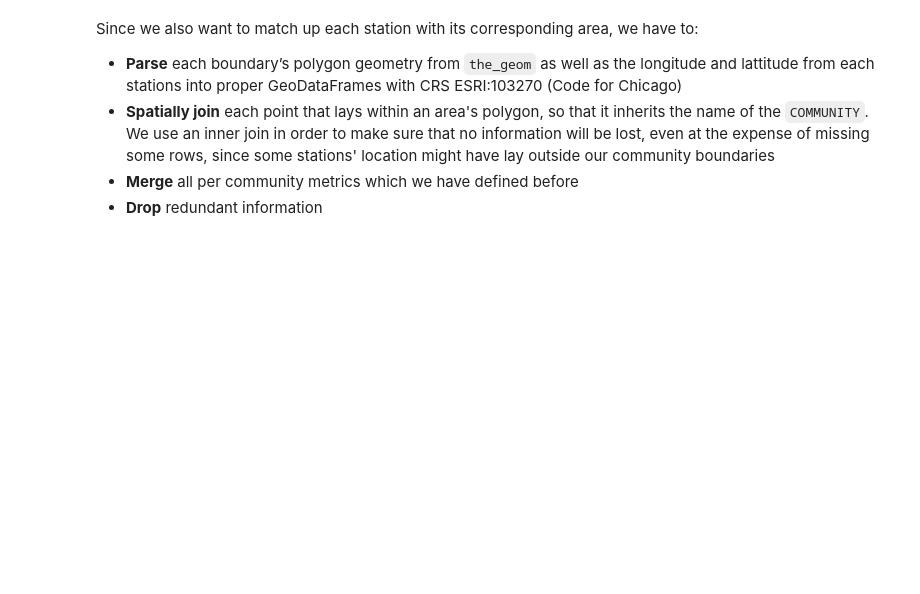
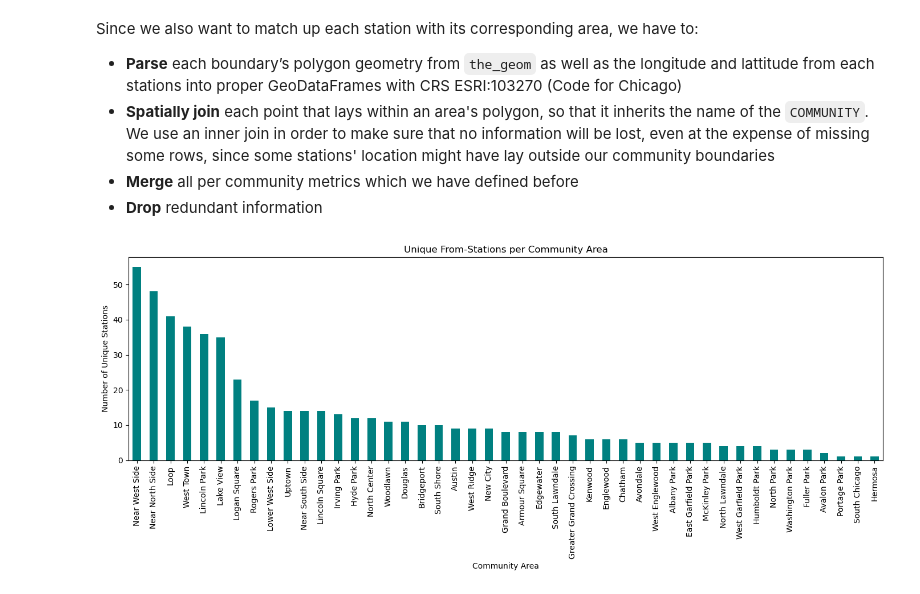
Before and after one commit to kbui-03/ChicagoBikeProject, a Jupyter notebook: Geographical_Data.ipynb, the cells around one changed output. Saved outputs shown, nothing was run; the diff lists cells and outputs as text; code cells hidden in the pictures; blank space fills up the shorter version.

Commit message:
Added visuals

```diff
--- a/Geographical_Data.ipynb
+++ b/Geographical_Data.ipynb
@@ -177,3 +177,26 @@ bike_community = bike_community.merge(
     on='COMMUNITY',
     how='inner'
 )
+# %%
+# 1) count unique 'FROM STATION ID' per COMMUNITY
+station_counts = (
+    bike_community
+      .groupby('COMMUNITY')['FROM STATION ID']
+      .nunique()
+      .sort_values(ascending=False)
+)
+
+# 2) plot as bar chart
+plt.figure(figsize=(14, 6))
+station_counts.plot(
+    kind='bar',
+    color='teal'
+)
+plt.title('Unique From-Stations per Community Area')
+plt.xlabel('Community Area')
+plt.ylabel('Number of Unique Stations')
+plt.xticks(rotation=90)
+plt.tight_layout()
+plt.show()
+# %% [output]
+[figure, added]
```
Also changed, not shown: parts of 7 cells of this notebook.
